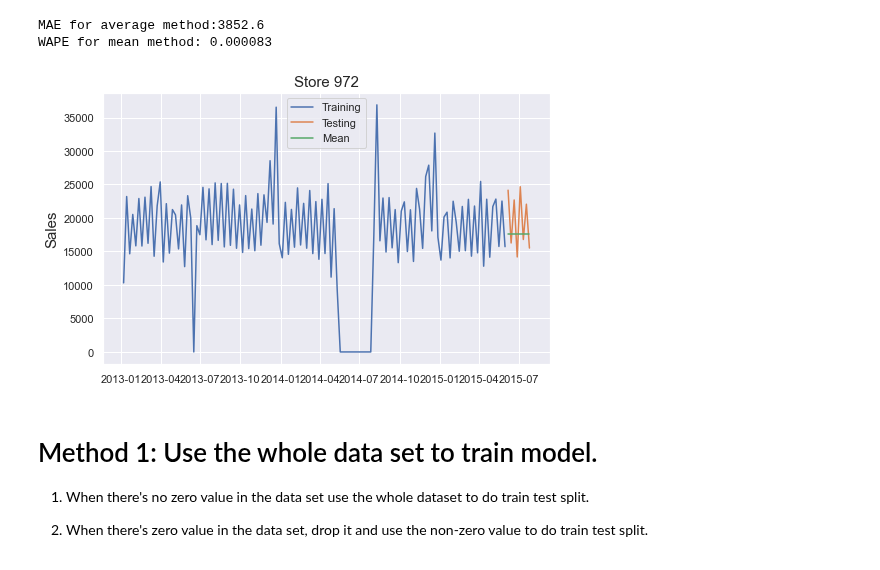
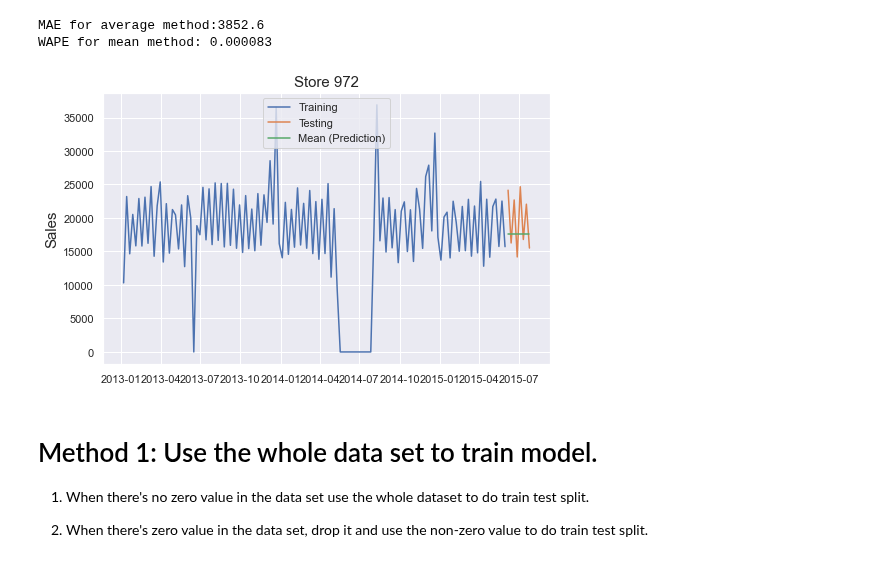
Before and after one commit to yoyo6022/covid-19, a Jupyter notebook: Notebook/Modeling Compare.ipynb, the cells around one changed output. Saved outputs shown, nothing was run; the diff lists cells and outputs as text; code cells hidden in the pictures.

```diff
--- a/Notebook/Modeling Compare.ipynb
+++ b/Notebook/Modeling Compare.ipynb
@@ -118,15 +118,15 @@ WAPE for mean method: 0.000083
 # %%
 plt.plot(storeweeklysales[:-9],label="Training")
 plt.plot(storeweeklysales[-9:-1],label="Testing")
 #plt.plot(storeweeklysales, label='full')
 #plt.plot(test,label="Test")
-plt.plot(storeweeklysales[-9:-1].index, average, label="Mean")
+plt.plot(storeweeklysales[-9:-1].index, average, label="Mean (Prediction)")
 plt.title(f'Store {storeid}', fontsize=15)
 plt.ylabel('Sales', fontsize=15)
 plt.legend(loc = 'upper center')
 plt.show()
 # %% [output]
-[figure, old version]
+[figure, new version]
 # %% [markdown]
 # Method 1: Use the whole data set to train model.
 1) When there's no zero value in the data set use the whole dataset to do train test split.
```
